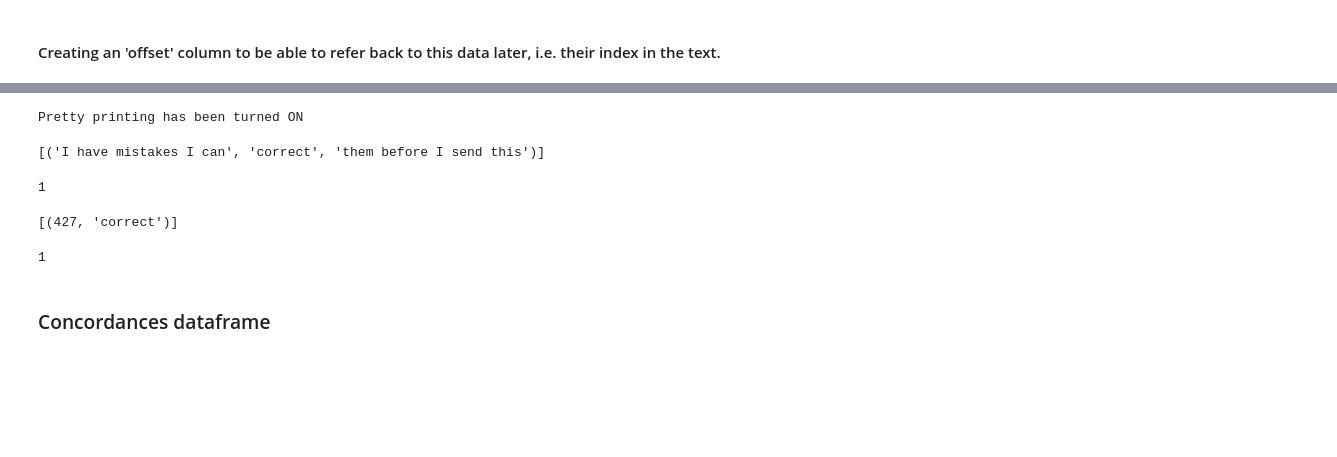
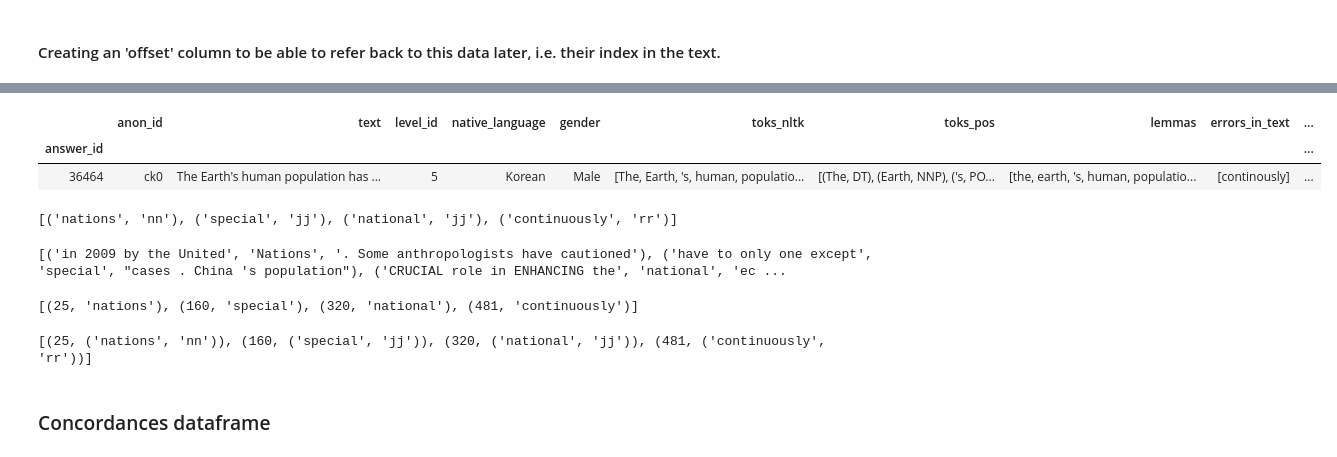
Before and after one commit to ELI-Data-Mining-Group/Lexical_knowledge_Naismith_Juffs_2021, a Jupyter notebook: 3_Concordances.ipynb, the cells around one changed output, grey strips where cells are left out. Drawn from its saved outputs; the diff is of its cells as text; code cells hidden in the pictures; blank space fills up the shorter version.

Commit message:
fixed issue with capitalization

```diff
--- a/3_Concordances.ipynb
+++ b/3_Concordances.ipynb
@@ -122,16 +118,18 @@ pelic_key_forms.head()
-# %%
-# Doing a spot check that output is correct
-%pprint # Pretty printing required to see if nodes align correctly
-pelic_key_forms.iloc[50,19]
-len(pelic_key_forms.iloc[50,19])
-pelic_key_forms.iloc[50,20]
-len(pelic_key_forms.iloc[50,20])
-# %% [output]
-Pretty printing has been turned ON
-[('I have mistakes I can', 'correct', 'them before I send this')]
-1
-[(427, 'correct')]
-1
+# %%
+# Doing a spot check that output is correct - this item has a capital letter (Nations) which was causing issues
+pelic_key_forms.loc[pelic_key_forms.index==36464]
+pelic_key_forms.loc[pelic_key_forms.index==36464].iloc[0,17] # forms in text is ok
+pelic_key_forms.loc[pelic_key_forms.index==36464].iloc[0,19] # concordance is ok
+pelic_key_forms.loc[pelic_key_forms.index==36464].iloc[0,20] # offset is ok
+pelic_key_forms.loc[pelic_key_forms.index==36464].iloc[0,21] # offset_POS ok
+# %% [output]
+|  | anon_id | text | level_id | native_language | gender | toks_nltk | toks_pos | lemmas | errors_in_text | ... |
+| answer_id |  |  |  |  |  |  |  |  |  | ... |
+| 36464 | ck0 | The Earth's human population has ... | 5 | Korean | Male | [The, Earth, 's, human, populatio... | [(The, DT), (Earth, NNP), ('s, PO... | [the, earth, 's, human, populatio... | [continously] | ... |
+[('nations', 'nn'), ('special', 'jj'), ('national', 'jj'), ('continuously', 'rr')]
+[('in 2009 by the United', 'Nations', '. Some anthropologists have cautioned'), ('have to only one except', 'special', "cases . China 's population"), ('CRUCIAL role in ENHANCING the', 'national', 'ec ...
+[(25, 'nations'), (160, 'special'), (320, 'national'), (481, 'continuously')]
+[(25, ('nations', 'nn')), (160, ('special', 'jj')), (320, ('national', 'jj')), (481, ('continuously', 'rr'))]
 # %%
 # The offset columns need to be sorted by x[1] then x[0] (first the word then the index)
 # to match the concordance column.
```
Also changed, not shown: parts of 9 cells of this notebook, 2 other files.
